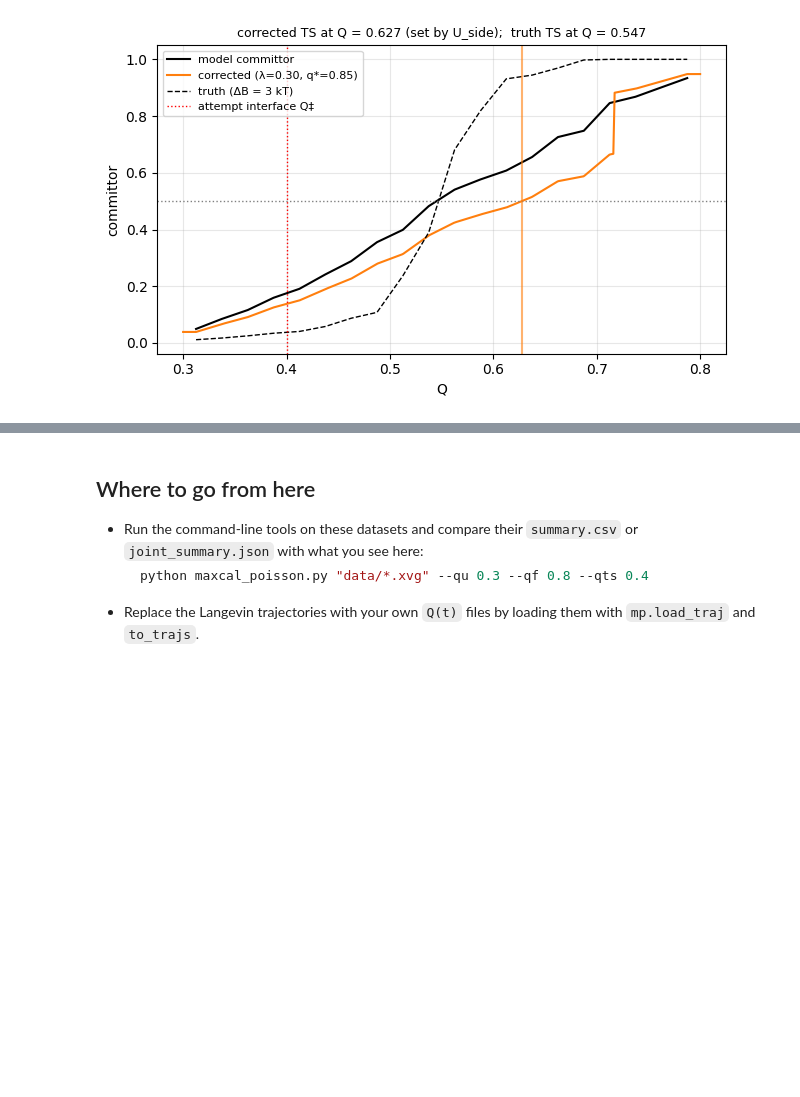
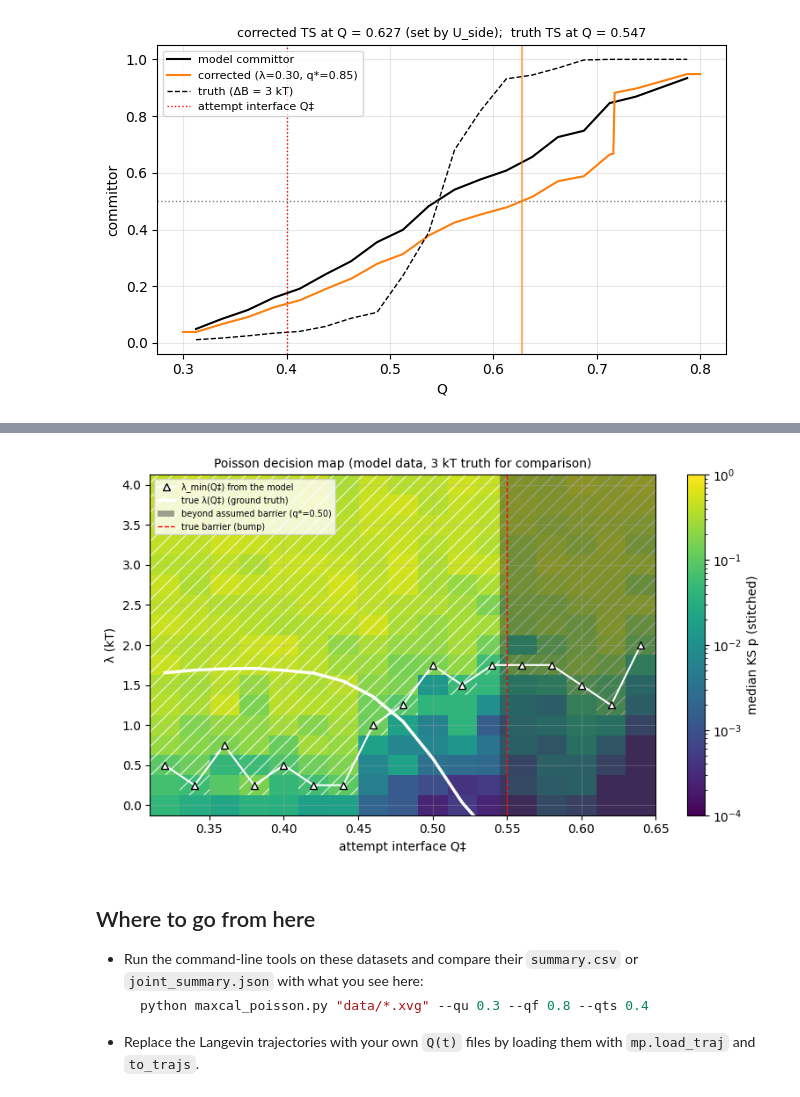
Before and after one commit to multi-ego/MaxCal, a Jupyter notebook: notebooks/demo.ipynb, the cells around one changed output, grey strips where cells are left out. Saved outputs shown, nothing was run; the diff lists cells and outputs as text; code cells hidden in the pictures; blank space fills up the shorter version.

```diff
--- a/notebooks/demo.ipynb
+++ b/notebooks/demo.ipynb
@@ -370,3 +382,38 @@ model committor at the bump (Q = 0.55): q* = 0.51;  true λ = 1.68 kT
+# %%
+QG = np.round(np.arange(0.32, 0.66, 0.02), 3)
+LG = np.linspace(0, 4, 17)
+class _A: t0 = 0.0; include_initial = False; nstitch = 2000; nsub = 100; alpha = 0.05; cv_tol = 0.1
+KSP, CVH = mp.ks_heatmap(VAL["model"], QG, LG, _A, np.random.default_rng(0))
+PASS = (KSP >= 0.05) & (np.abs(CVH - 1) <= 0.1)
+LMIN = [LG[np.argmax(PASS[i])] if PASS[i].any() else np.nan for i in range(QG.size)]
+def _p(tr, q):
+    A = mp.attempts(tr, q, 0.0, False); return mp.success_prob(A["k"], A["done"])
+LTRUE = [np.log(_p(VAL["model"], q) / (1 - _p(VAL["model"], q))) - np.log(_p(VAL[3.0], q) / (1 - _p(VAL[3.0], q)))
+         for q in QG]
+
+def show_heatmap(qstar=0.5):
+    from matplotlib.colors import LogNorm
+    from matplotlib.patches import Rectangle
+    dq, dl = QG[1] - QG[0], LG[1] - LG[0]
+    qe, le = np.r_[QG - dq / 2, QG[-1] + dq / 2], np.r_[LG - dl / 2, LG[-1] + dl / 2]
+    fig, ax = plt.subplots(figsize=(8, 4.8))
+    im = ax.pcolormesh(qe, le, np.clip(KSP.T, 1e-4, 1), norm=LogNorm(1e-4, 1), cmap="viridis")
+    fig.colorbar(im, ax=ax, label="median KS p (stitched)")
+    for i, j in zip(*np.nonzero(PASS)):
+        ax.add_patch(Rectangle((qe[i], le[j]), dq, dl, fill=False, hatch="//", edgecolor="white", lw=0, alpha=0.7))
+    ax.plot(QG, LMIN, "w^-", mec="k", label="λ_min(Q‡) from the model")
+    ax.plot(QG, LTRUE, "-", color="white", lw=2.5, label="true λ(Q‡) (ground truth)")
+    qb = mp.q_at(CEN, ISO, qstar)
+    ax.axvspan(qb, qe[-1], color="0.2", alpha=0.45, lw=0, label=f"beyond assumed barrier (q*={qstar:.2f})")
+    ax.axvline(0.55, color="r", ls="--", lw=1, label="true barrier (bump)")
+    ax.set_xlim(qe[0], qe[-1]); ax.set_ylim(le[0], le[-1])
+    ax.set_xlabel("attempt interface Q‡"); ax.set_ylabel("λ (kT)"); ax.legend(fontsize=7, loc="upper left")
+    ax.set_title("Poisson decision map (model data, 3 kT truth for comparison)", fontsize=10)
+    plt.tight_layout(); plt.show()
+
+explore(show_heatmap, static=[dict(qstar=0.5)], qstar=(0.2, 0.9, 0.01) if HAVE_WIDGETS else None)
+# %% [output]
+[figure, added]
 # %% [markdown]
 ## Where to go from here
 
```
Also changed, not shown: parts of 2 cells of this notebook, 4 other files.
